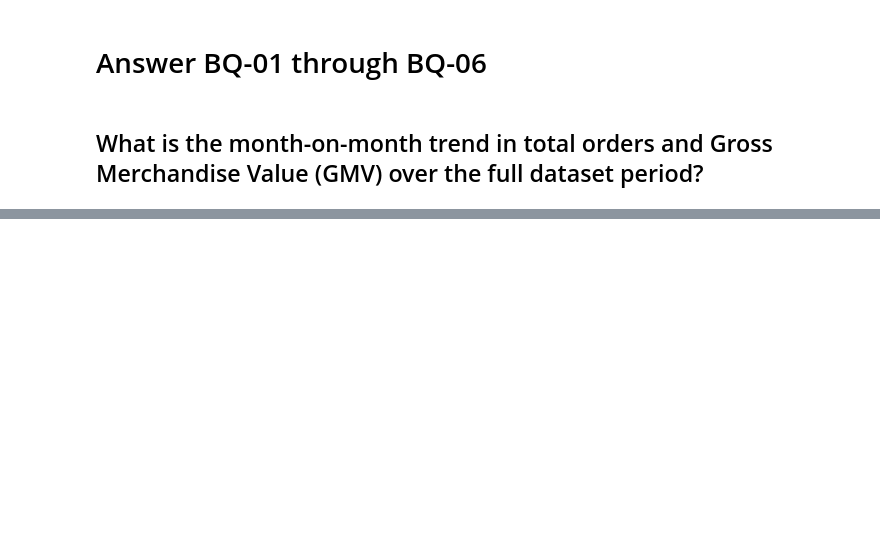
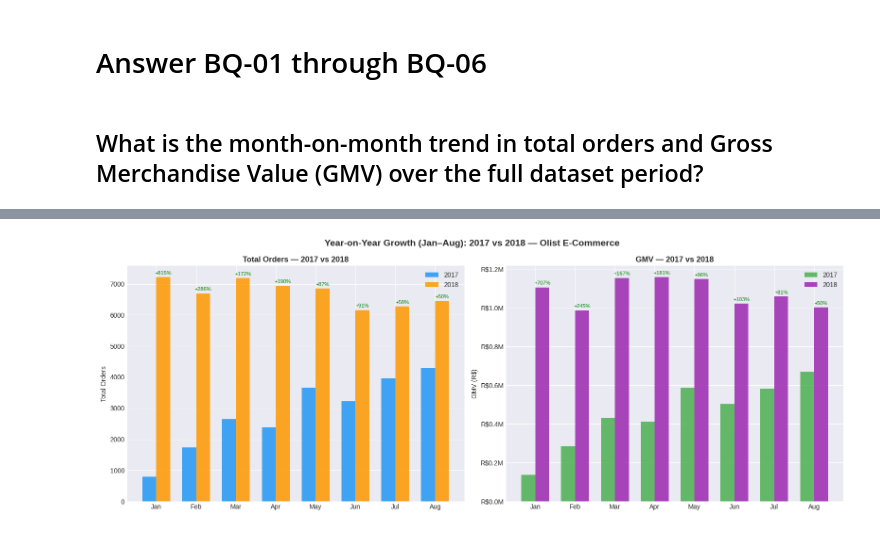
Before and after one commit to Petermchikho/Data-Portfolio, a Jupyter notebook: 01_olist_ecommerce_analytics/03_python_eda/3_Answering_Business_Questions/03_eda_orders_revenue.ipynb, the cells around one changed output, grey strips where cells are left out. Drawn from its saved outputs; the diff is of its cells as text; code cells hidden in the pictures; blank space fills up the shorter version.

```diff
--- a/01_olist_ecommerce_analytics/03_python_eda/3_Answering_Business_Questions/03_eda_orders_revenue.ipynb
+++ b/01_olist_ecommerce_analytics/03_python_eda/3_Answering_Business_Questions/03_eda_orders_revenue.ipynb
@@ -79,0 +303,53 @@ orders_order_items.groupby(['month_year']).agg({
+# %%
+fig, axes = plt.subplots(1, 2, figsize=(16, 6))
+fig.suptitle('Year-on-Year Growth (Jan–Aug): 2017 vs 2018 — Olist E-Commerce',
+             fontsize=14, fontweight='bold')
+
+x = range(len(month_labels))
+width = 0.35
+
+# --- Orders YoY grouped bar ---
+ax1 = axes[0]
+ax1.bar([i - width/2 for i in x], yoy_comparison['orders_2017'],
+        width=width, label='2017', color='#2196F3', alpha=0.85)
+ax1.bar([i + width/2 for i in x], yoy_comparison['orders_2018'],
+        width=width, label='2018', color='#FF9800', alpha=0.85)
+ax1.set_title('Total Orders — 2017 vs 2018', fontweight='bold')
+ax1.set_ylabel('Total Orders')
+ax1.set_xticks(list(x))
+ax1.set_xticklabels(month_labels)
+ax1.legend()
+
+# Annotate YoY growth % above each 2018 bar
+for i, (_, row) in enumerate(yoy_comparison.iterrows()):
+    ax1.annotate(f"{row['orders_yoy_growth']:+.0f}%",
+        xy=(i + width/2, row['orders_2018']),
+        xytext=(0, 4), textcoords='offset points',
+        ha='center', fontsize=8,
+        color='green' if row['orders_yoy_growth'] > 0 else 'red')
+
+# --- GMV YoY grouped bar ---
+ax2 = axes[1]
+ax2.bar([i - width/2 for i in x], yoy_comparison['gmv_2017'],
+        width=width, label='2017', color='#4CAF50', alpha=0.85)
+ax2.bar([i + width/2 for i in x], yoy_comparison['gmv_2018'],
+        width=width, label='2018', color='#9C27B0', alpha=0.85)
+ax2.set_title('GMV — 2017 vs 2018', fontweight='bold')
+ax2.set_ylabel('GMV (R$)')
+ax2.set_xticks(list(x))
+ax2.set_xticklabels(month_labels)
+ax2.yaxis.set_major_formatter(mticker.FuncFormatter(lambda v, _: f'R${v/1e6:.1f}M'))
+ax2.legend()
+
+for i, (_, row) in enumerate(yoy_comparison.iterrows()):
+    ax2.annotate(f"{row['gmv_yoy_growth']:+.0f}%",
+        xy=(i + width/2, row['gmv_2018']),
+        xytext=(0, 4), textcoords='offset points',
+        ha='center', fontsize=8,
+        color='green' if row['gmv_yoy_growth'] > 0 else 'red')
+
+plt.tight_layout()
+plt.savefig('yoy_growth_dashboard.png', dpi=150, bbox_inches='tight')
+plt.show()
+# %% [output]
+[figure, added]
```
Also changed, not shown: parts of 8 cells of this notebook, 3 other files.
